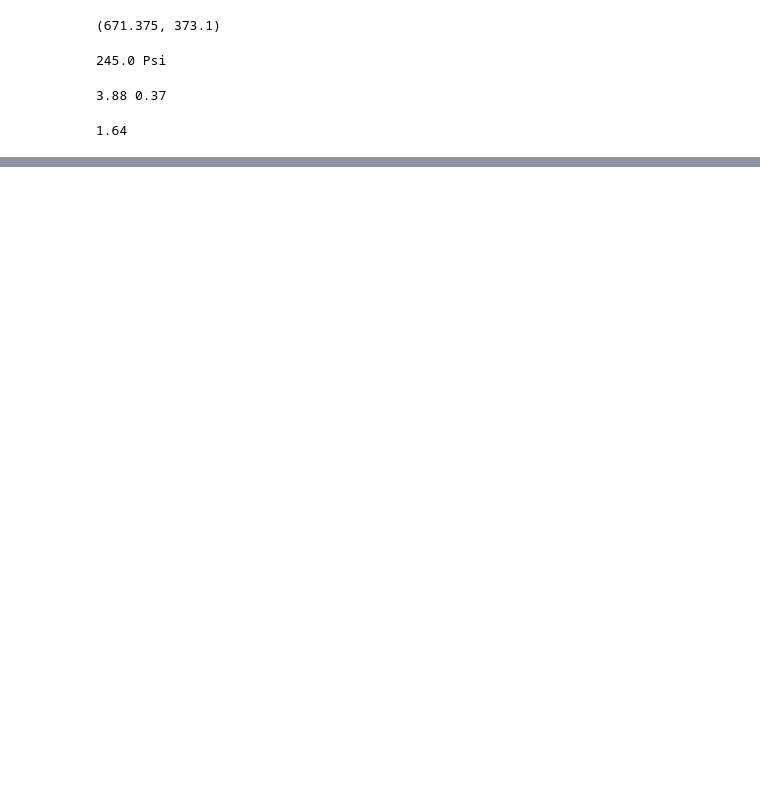
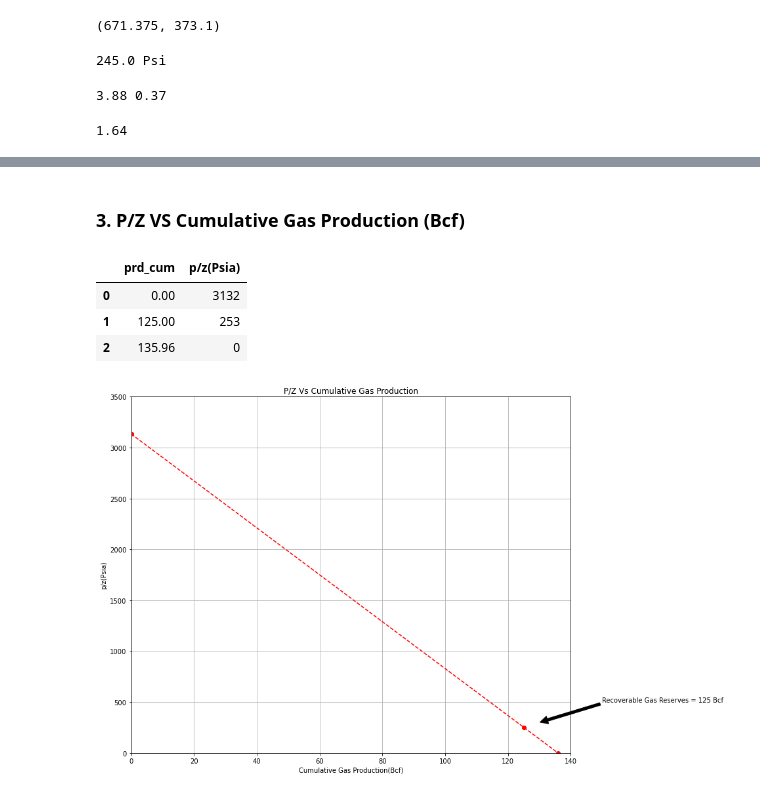
Before and after one commit to vadimsavenkov/Volume_Calcs, a Jupyter notebook: Gas_Deliver.ipynb, the cells around one changed output, grey strips where cells are left out. Saved outputs shown, nothing was run; the diff lists cells and outputs as text; code cells hidden in the pictures; blank space fills up the shorter version.

```diff
--- a/Gas_Deliver.ipynb
+++ b/Gas_Deliver.ipynb
@@ -109,0 +149,24 @@ round(rgas_FVF(610, 2600, 0.83),2)
+# %% [markdown]
+### 3. P/Z VS Cumulative Gas Production (Bcf)
+# %%
+cum_table = {'prd_cum':[0, 125, 135.96], 'p/z(Psia)':[3132, 253, 0] }
+df2 = pd.DataFrame(cum_table)
+df2
+# %% [output]
+|  | prd_cum | p/z(Psia) |
+| 0 | 0.00 | 3132 |
+| 1 | 125.00 | 253 |
+| 2 | 135.96 | 0 |
+# %%
+plt.figure(figsize=(12, 10))
+plt.plot(df2['prd_cum'], df2['p/z(Psia)'], linestyle='--', color='red', marker='o')
+plt.title('P/Z Vs Cumulative Gas Production')
+plt.xlabel('Cumulative Gas Production(Bcf)')
+plt.ylabel('p/z(Psia)')
+plt.annotate("Recoverable Gas Reserves = 125 Bcf", (130, 300),  xytext=(150, 500),arrowprops=dict(facecolor='black', shrink=0.01))
+plt.xlim([0, 140])
+plt.ylim([0, 3500])
+plt.grid()
+plt.show()
+# %% [output]
+[figure, added]
```
Also changed, not shown: parts of 16 cells of this notebook.
